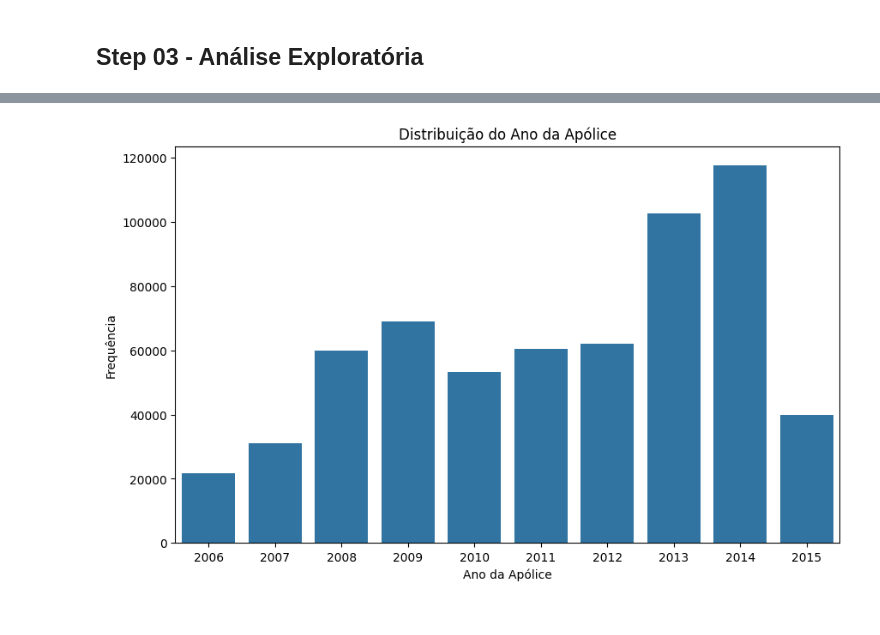
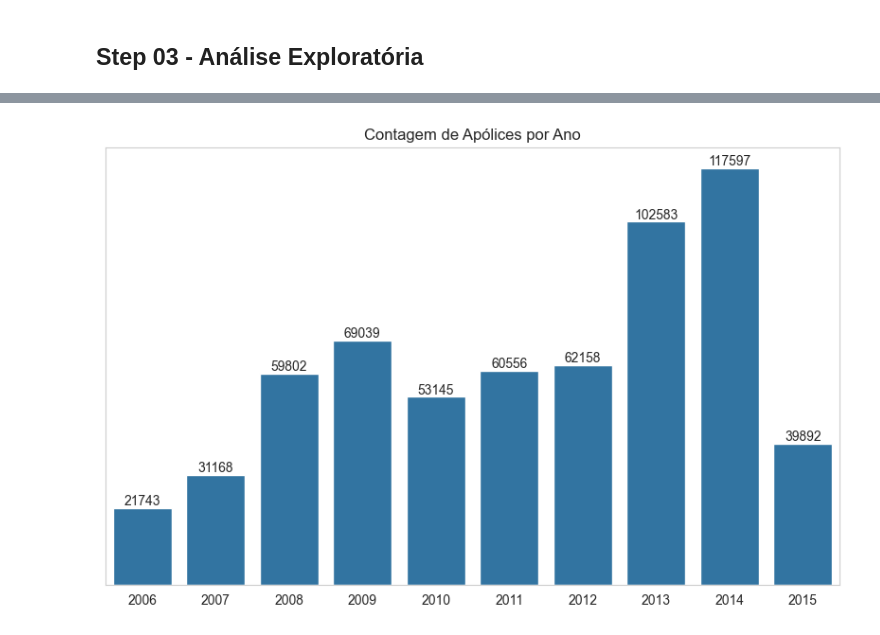
Before and after one commit to PortalDosDados/analise_seguro_rural, a Jupyter notebook: notebook.ipynb, the cells around one changed output, grey strips where cells are left out. Saved outputs shown, nothing was run; the diff lists cells and outputs as text; code cells hidden in the pictures.

```diff
--- a/notebook.ipynb
+++ b/notebook.ipynb
@@ -17,6 +17,9 @@ pd.set_option('display.max_columns', None)
 
 # Ignorar avisos para uma saída mais limpa
 warnings.filterwarnings("ignore")
+
+# Estilo dos gráficos
+sns.set_style("whitegrid")
 # %%
 # 1. A URL
 url = "https://dados.agricultura.gov.br/dataset/baefdc68-9bad-4204-83e8-f2888b79ab48/resource/97f29a77-4e7e-44bf-99b3-a2d75911b6bf/download/dados_abertos_psr_2006a2015csv.csv"
@@ -188,18 +191,24 @@ df.head()
 | 2 | Allianz Seguros S.A | 15414003124200656 | 1868139 | 597139 | 2007-04-11 | 2016-07-23 | ... |
 | 3 | Allianz Seguros S.A | 15414003124200656 | 1886479 | 596987 | 2007-04-17 | 2016-07-23 | ... |
 | 4 | Allianz Seguros S.A | 15414003124200656 | 1886485 | 596988 | 2007-04-17 | 2016-07-23 | ... |
-# %%
-# gráfico com análise da distribuição do ano da apólice
-
-contagem = df['ANO_APOLICE'].value_counts().sort_index().reset_index()
-
-contagem.columns = ['ANO_APOLICE', 'FREQUENCIA']
-
-plt.figure(figsize=(10, 6))
-sns.barplot(data=contagem, x='ANO_APOLICE', y='FREQUENCIA')
-plt.title('Distribuição do Ano da Apólice')
-plt.xlabel('Ano da Apólice')
-plt.ylabel('Frequência')
-plt.show()
-# %% [output]
-[figure, removed]
+# %%
+# Visualização: Contagem de Apólices por Ano
+plt.figure(figsize=(10, 6))
+
+sns.countplot(data=df, x='ANO_APOLICE', order=sorted(df['ANO_APOLICE'].unique()))
+plt.title('Contagem de Apólices por Ano')
+plt.xlabel('')
+plt.ylabel('')
+plt.yticks([])  # Remove os valores do eixo y
+
+# rotulo das barras
+for n in plt.gca().patches:
+    plt.gca().annotate(int(n.get_height()), (n.get_x() + n.get_width() / 2, n.get_height()),
+                       ha='center', va='bottom')
+
+# Remove o grid de fundo
+plt.grid(False)
+
+plt.show()
+# %% [output]
+[figure, added]
```
Also changed, not shown: parts of 1 cell of this notebook.
